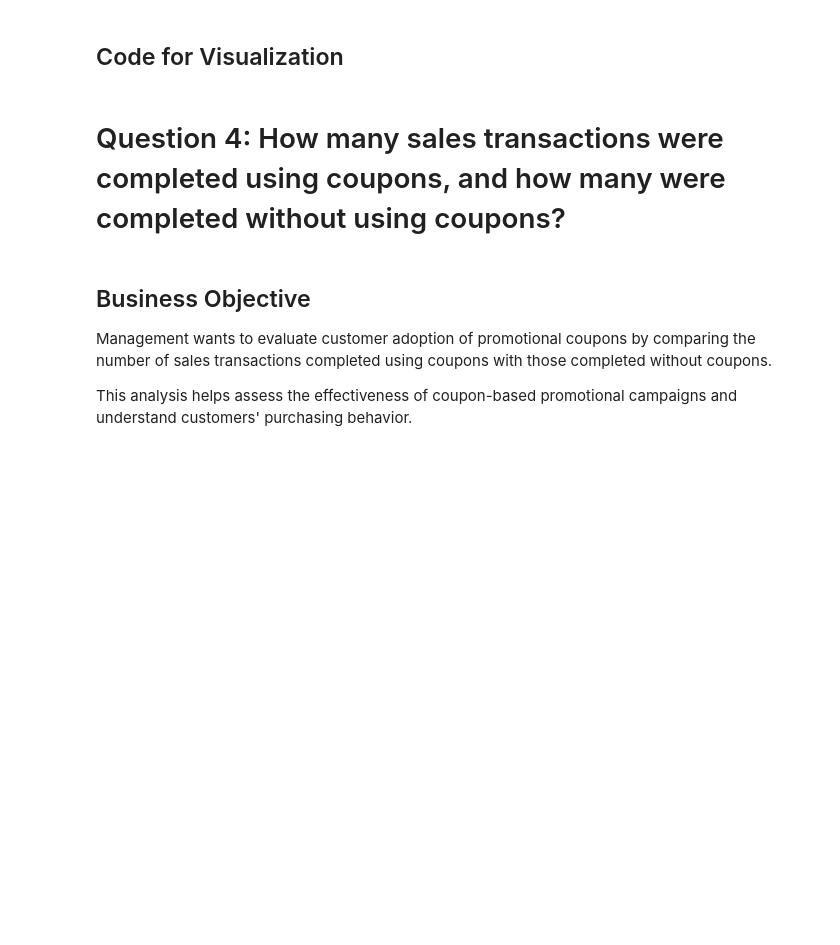
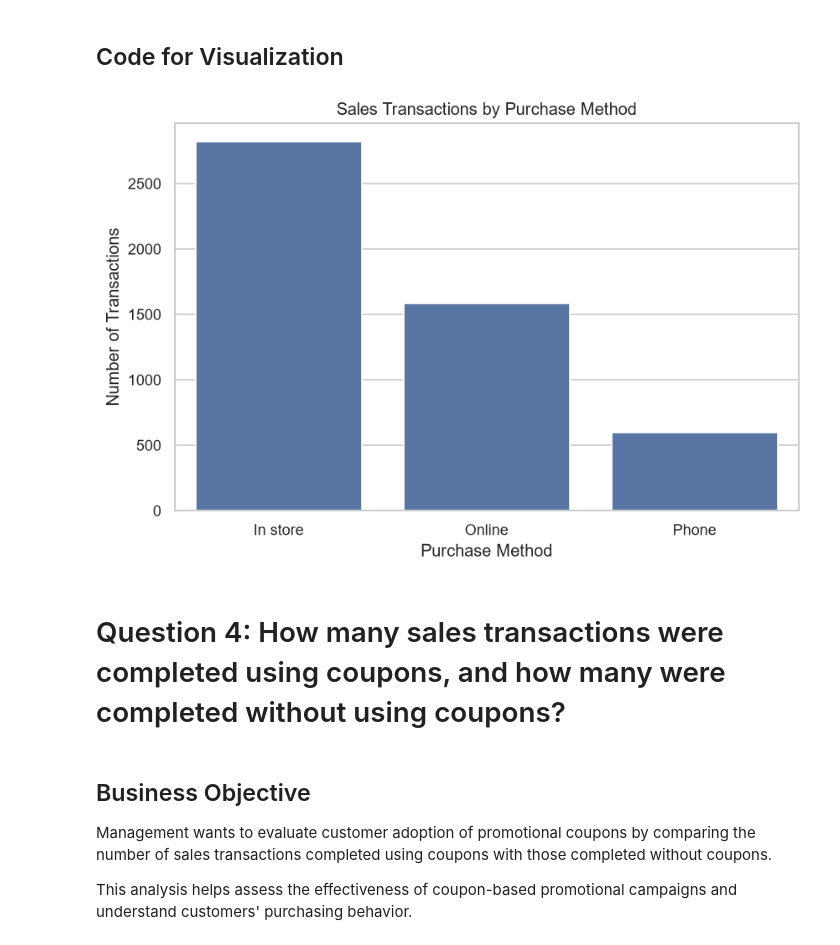
Before and after one commit to thanuja-reddi/MongoDB_EDA_Case_Study, a Jupyter notebook: notebooks/homework_casestudy_questions.ipynb, the cells around one changed output. Saved outputs shown, nothing was run; the diff lists cells and outputs as text; code cells hidden in the pictures; blank space fills up the shorter version.

Commit message:
Completed Q3: Purchase method transaction analysis

```diff
--- a/notebooks/homework_casestudy_questions.ipynb
+++ b/notebooks/homework_casestudy_questions.ipynb
@@ -282,3 +282,25 @@ plt.show()
 The company offers multiple purchase methods, such as **In-store**, **Online**, and **Phone**. Management wants to compare the number of sales transactions completed through each purchase method to understand customers' purchasing preferences. This analysis helps evaluate the popularity of different sales channels and supports decisions related to customer service, sales strategy, and resource allocation.
 # %% [markdown]
 ## Code for Query
+# %%
+pipeline = [
+    {
+        "$group": {
+            "_id": "$purchaseMethod",
+            "transactions": {
+                "$sum": 1
+            }
+        }
+    },
+    {
+        "$sort": {
+            "transactions": -1
+        }
+    }
+]
+
+result = list(sales.aggregate(pipeline))
+
+purchase_method_transactions = pd.DataFrame(result)
+
+purchase_method_transactions
@@ -285,5 +312,28 @@ The company offers multiple purchase methods, such as **In-store**, **Online**,
 # %% [markdown]
 ## Code for Visualization
+# %%
+purchase_method_transactions.rename(
+    columns={"_id": "Purchase Method"},
+    inplace=True
+)
+# %%
+plt.figure(figsize=(8, 5))
+
+sns.barplot(
+    data=purchase_method_transactions,
+    x="Purchase Method",
+    y="transactions"
+)
+
+plt.title("Sales Transactions by Purchase Method")
+
+plt.xlabel("Purchase Method")
+
+plt.ylabel("Number of Transactions")
+
+plt.show()
+# %% [output]
+[figure, added]
 # %% [markdown]
 # Question 4: How many sales transactions were completed using coupons, and how many were completed without using coupons?
 # %% [markdown]
```
Also changed, not shown: parts of 1 cell of this notebook.
